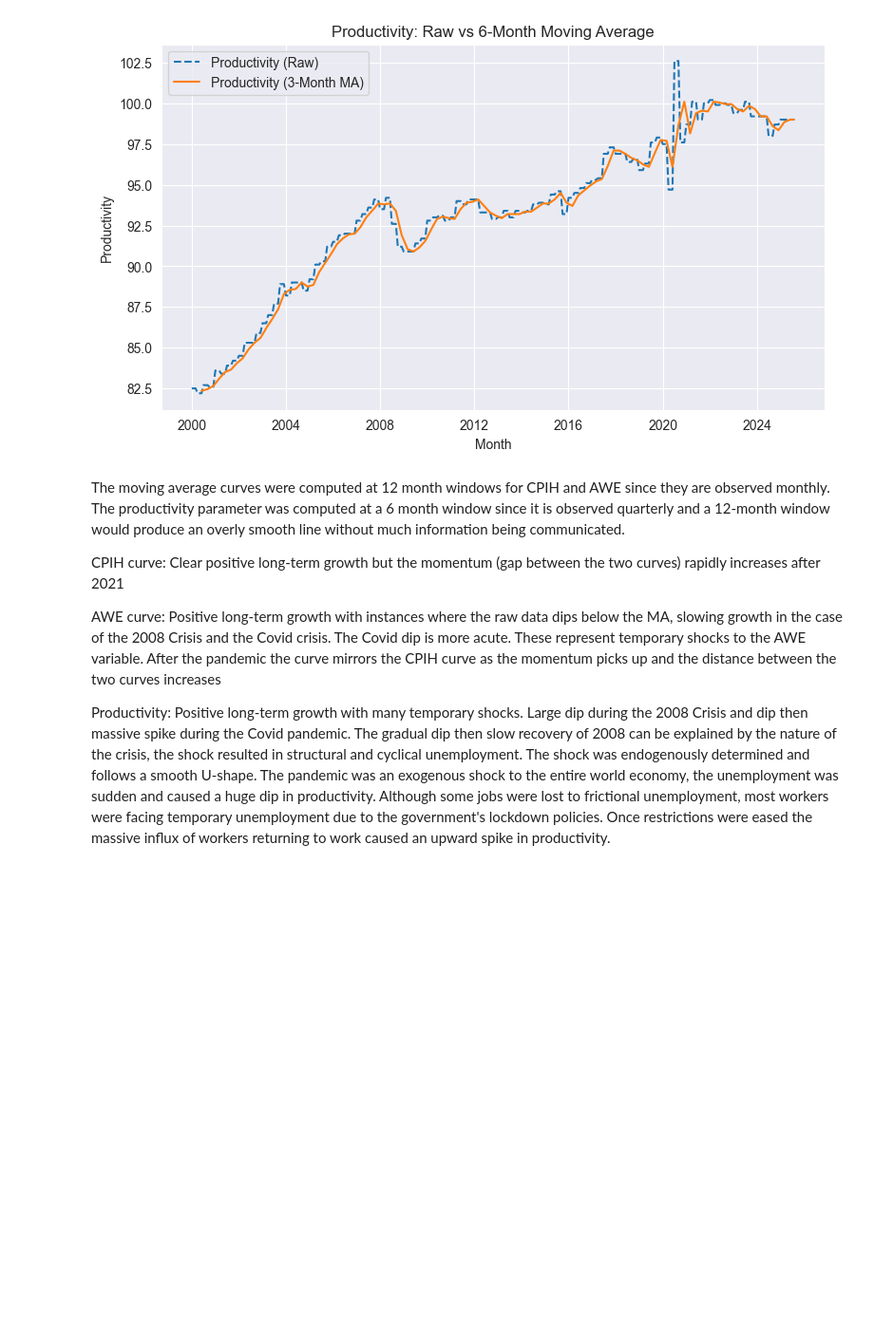
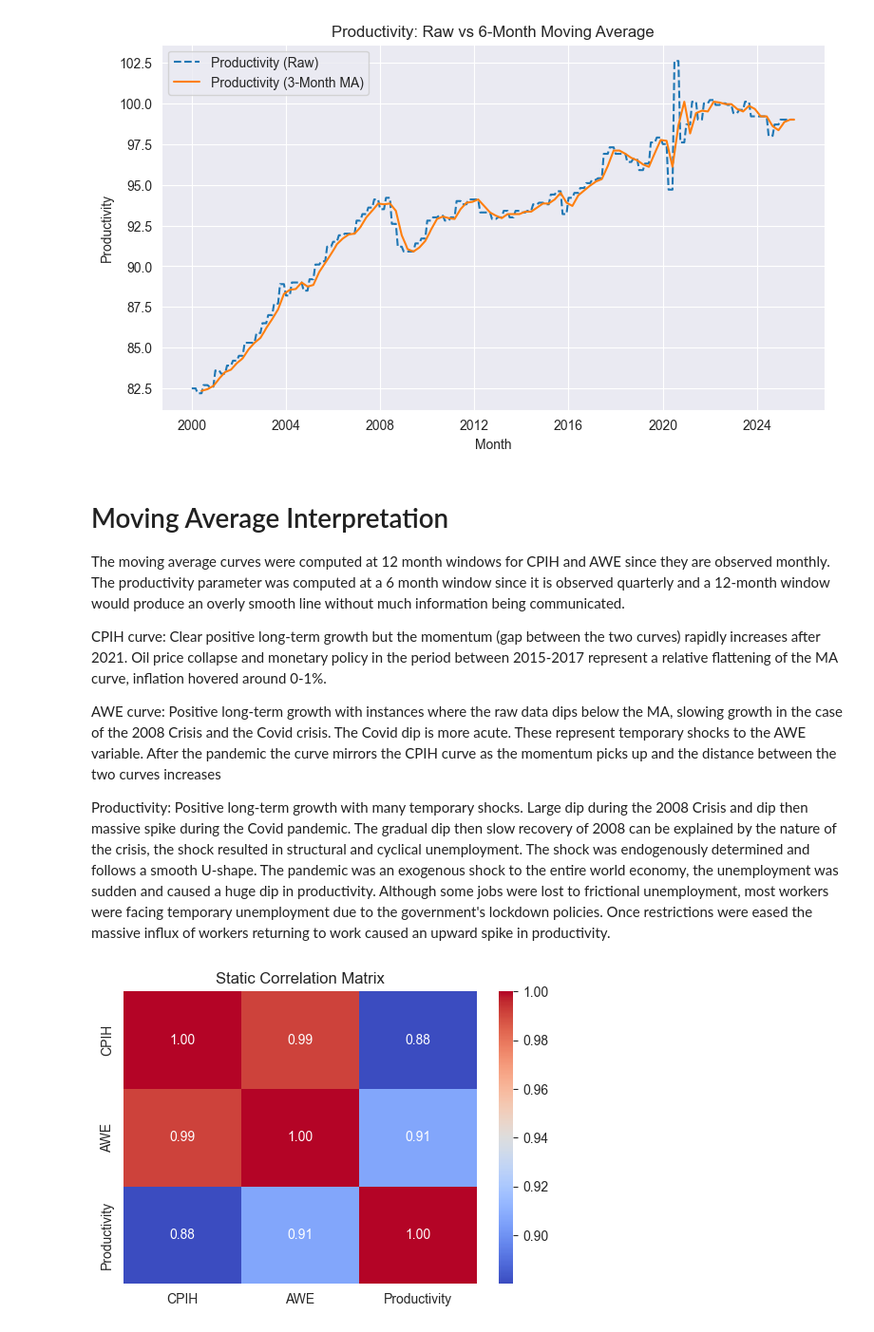
Before and after one commit to adrymmm/uk_inflation_wage_project, a Jupyter notebook: data_exploration.ipynb, the cells around one changed output. Shown: that part at 95% size. Cells and saved outputs as stored; diff of their text form; code cells hidden in the pictures; blank space fills up the shorter version.

Commit message:
Added Static Correlation Matrix and Rolling Correlation Plots

```diff
--- a/data_exploration.ipynb
+++ b/data_exploration.ipynb
@@ -209,10 +210,22 @@ for var, ma in var_list:
 [figure]
 [figure]
 # %% [markdown]
+# Moving Average Interpretation
 The moving average curves were computed at 12 month windows for CPIH and AWE since they are observed monthly. The productivity parameter was computed at a 6 month window since it is observed quarterly and a 12-month window would produce an overly smooth line without much information being communicated.
 
-CPIH curve: Clear positive long-term growth but the momentum (gap between the two curves) rapidly increases after 2021
+CPIH curve: Clear positive long-term growth but the momentum (gap between the two curves) rapidly increases after 2021. Oil price collapse and monetary policy in the period between 2015-2017 represent a relative flattening of the MA curve, inflation hovered around 0-1%.
 
 AWE curve: Positive long-term growth with instances where the raw data dips below the MA, slowing growth in the case of the 2008 Crisis and the Covid crisis. The Covid dip is more acute. These represent temporary shocks to the AWE variable. After the pandemic the curve mirrors the CPIH curve as the momentum picks up and the distance between the two curves increases
 
 Productivity: Positive long-term growth with many temporary shocks. Large dip during the 2008 Crisis and dip then massive spike during the Covid pandemic. The gradual dip then slow recovery of 2008 can be explained by the nature of the crisis, the shock resulted in structural and cyclical unemployment. The shock was endogenously determined and follows a smooth U-shape. The pandemic was an exogenous shock to the entire world economy, the unemployment was sudden and caused a huge dip in productivity. Although some jobs were lost to frictional unemployment, most workers were facing temporary unemployment due to the government's lockdown policies. Once restrictions were eased the massive influx of workers returning to work caused an upward spike in productivity.
+# %%
+# Correlation matrix
+corr_matrix = ts_prod[['CPIH', 'AWE', 'Productivity']].corr()
+
+# Heatmap on corr_matrix
+plt.figure(figsize=(6,4))
+sns.heatmap(corr_matrix, annot=True, cmap='coolwarm', fmt=".2f")
+plt.title('Static Correlation Matrix')
+plt.show()
+# %% [output]
+[figure, added]
```
Also changed, not shown: parts of 4 cells of this notebook.
